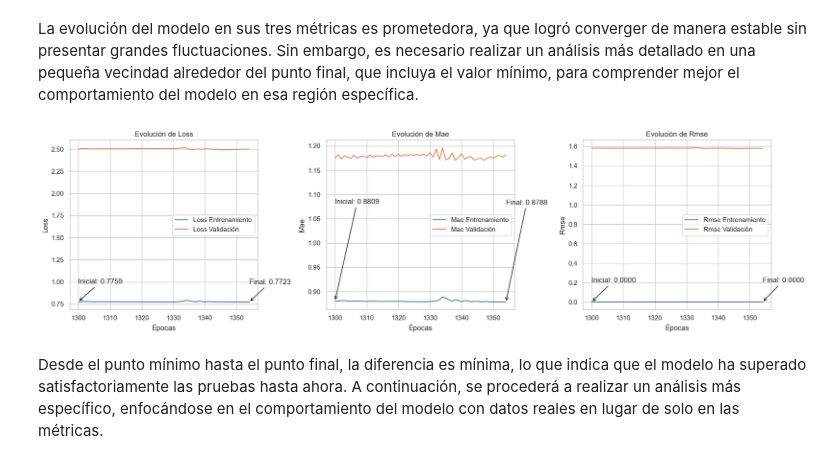
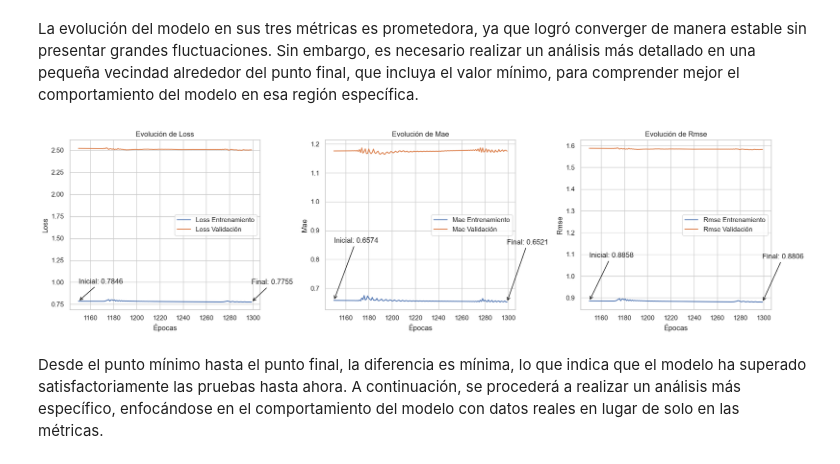
Before and after one commit to Ronald2328/Tesis-RNN-2024, a Jupyter notebook: explorar_modelo.ipynb, the cells around one changed output. Saved outputs shown, nothing was run; the diff lists cells and outputs as text; code cells hidden in the pictures.

```diff
--- a/explorar_modelo.ipynb
+++ b/explorar_modelo.ipynb
@@ -340,7 +351,7 @@ Se observa que al inicio del año, las temperaturas aumentan hasta alcanzar su p
 # %%
 selected_columns = ['tmax', 'tmin', 'tavg', 'pres']
 
-fig, axes = plt.subplots(nrows=1, ncols=4, figsize=(12, 4))
+fig, axes = plt.subplots(nrows=2, ncols=2, figsize=(7, 7))
 axes = axes.flat
 
 for i, column in enumerate(selected_columns):
@@ -354,7 +365,7 @@ for i, column in enumerate(selected_columns):
         alpha=0.3,
         ax=axes[i]
     )
-    axes[i].set_title(column, fontsize=10, fontweight="bold")
+    axes[i].set_title(column, fontsize=11, fontweight="bold")
     axes[i].tick_params(labelsize=8)
     axes[i].set_xlabel("")
 
@@ -476,22 +488,22 @@ for t in range(N_train):
     y_train[t] = targets_train[t+T]  # Asegúrate de que esta línea esté bien
 
 # Preparar X_test y y_test
-X_test = np.zeros((N_val, T, D))
-y_test = np.zeros((N_val, output_dim))
+X_val = np.zeros((N_val, T, D))
+y_val = np.zeros((N_val, output_dim))
 
 for i in range(N_val):
     t = i
-    X_test[i, :, :] = input_data_val[t:t+T]
-    y_test[i] = targets_val[t+T]  # Asegúrate de que esta línea esté bien
+    X_val[i, :, :] = input_data_val[t:t+T]
+    y_val[i] = targets_val[t+T]  # Asegúrate de que esta línea esté bien
 
 # Convertir las matrices a tensores de PyTorch
 X_train = torch.from_numpy(X_train.astype(np.float32)).to(device)
 y_train = torch.from_numpy(y_train.astype(np.float32)).to(device)
-X_test = torch.from_numpy(X_test.astype(np.float32)).to(device)
-y_test = torch.from_numpy(y_test.astype(np.float32)).to(device)
+X_val = torch.from_numpy(X_val.astype(np.float32)).to(device)
+y_val = torch.from_numpy(y_val.astype(np.float32)).to(device)
 
 # Verificación de las dimensiones
 print(f'X_train shape: {X_train.shape}, y_train shape: {y_train.shape}')
-print(f'X_test shape: {X_test.shape}, y_test shape: {y_test.shape}')
+print(f'X_val shape: {X_val.shape}, y_val shape: {y_val.shape}')
 # %% [output]
 X_train shape: torch.Size([1966, 25, 18]), y_train shape: torch.Size([1966, 3])
@@ -516,8 +528,8 @@ entrenador = EntrenadorModelo(modelo=model, tasa_aprendizaje=0.01)
 historial = entrenador.entrenar(
    x_entrenamiento=X_train,
    y_entrenamiento=y_train,
-   x_prueba=X_test,
-   y_prueba=y_test,
-   epocas=1355
+   x_prueba=X_val,
+   y_prueba=y_val,
+   epocas=1300
 )
 # %% [output]
@@ -609,12 +621,12 @@ La evolución del modelo en sus tres métricas es prometedora, ya que logró con
 # %%
 visualizador.graficar_historial_entrenamiento(
    historial=historial,
-   epoca_inicio=1300,
-   epoca_fin=1355,
+   epoca_inicio=1150,
+   epoca_fin=1300,
    tamanio_anotacion=0.2
 )
 # %% [output]
-[figure, old version]
+[figure, new version]
 # %% [markdown]
 Desde el punto mínimo hasta el punto final, la diferencia es mínima, lo que indica que el modelo ha superado satisfactoriamente las pruebas hasta ahora. A continuación, se procederá a realizar un análisis más específico, enfocándose en el comportamiento del modelo con datos reales en lugar de solo en las métricas.
 # %% [markdown]
```
Also changed, not shown: parts of 17 cells of this notebook, 1 other file.
